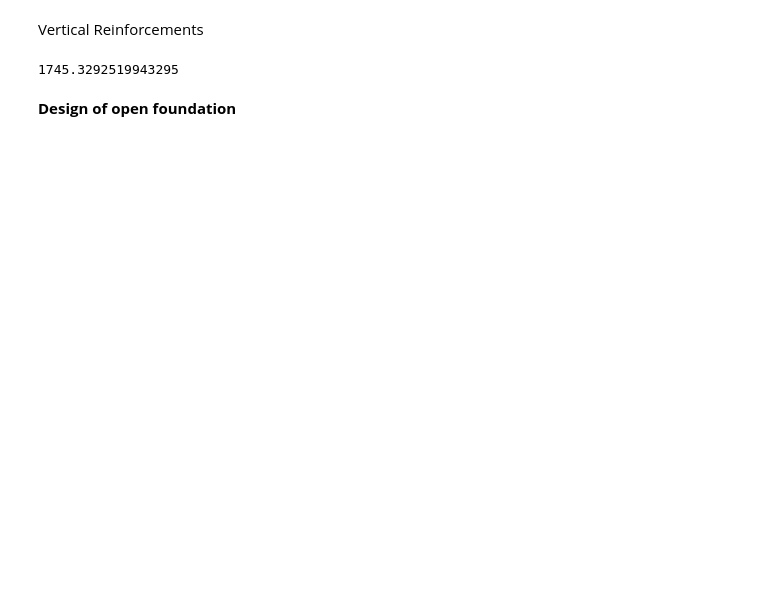
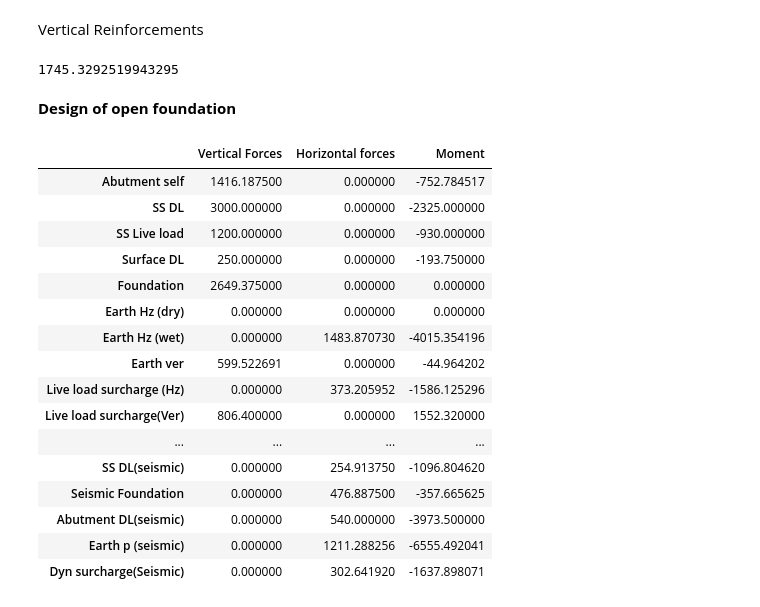
Before and after one commit to Rawrr-123/PSC_bridge, a Jupyter notebook: Abutment.ipynb, the cells around one changed output. Saved outputs shown, nothing was run; the diff lists cells and outputs as text; code cells hidden in the pictures; blank space fills up the shorter version.

```diff
--- a/Abutment.ipynb
+++ b/Abutment.ipynb
@@ -834,5 +884,25 @@ ast_vert = math.pi*pow(ver_dia,2)/4*(1000/(ver_spc))
 print(ast_vert)
 # %% [output]
 1745.3292519943295
-# %% [markdown]
-**Design of open foundation**
+# %% [markdown]
+**Design of open foundation**
+# %%
+display(C2)
+# %% [output]
+|  | Vertical Forces | Horizontal forces | Moment |
+| Abutment self | 1416.187500 | 0.000000 | -752.784517 |
+| SS DL | 3000.000000 | 0.000000 | -2325.000000 |
+| SS Live load | 1200.000000 | 0.000000 | -930.000000 |
+| Surface DL | 250.000000 | 0.000000 | -193.750000 |
+| Foundation | 2649.375000 | 0.000000 | 0.000000 |
+| Earth Hz (dry) | 0.000000 | 0.000000 | 0.000000 |
+| Earth Hz (wet) | 0.000000 | 1483.870730 | -4015.354196 |
+| Earth ver | 599.522691 | 0.000000 | -44.964202 |
+| Live load surcharge (Hz) | 0.000000 | 373.205952 | -1586.125296 |
+| Live load surcharge(Ver) | 806.400000 | 0.000000 | 1552.320000 |
+| ... | ... | ... | ... |
+| SS DL(seismic) | 0.000000 | 254.913750 | -1096.804620 |
+| Seismic Foundation | 0.000000 | 476.887500 | -357.665625 |
+| Abutment DL(seismic) | 0.000000 | 540.000000 | -3973.500000 |
+| Earth p (seismic) | 0.000000 | 1211.288256 | -6555.492041 |
+| Dyn surcharge(Seismic) | 0.000000 | 302.641920 | -1637.898071 |
```
Also changed, not shown: parts of 15 cells of this notebook.
